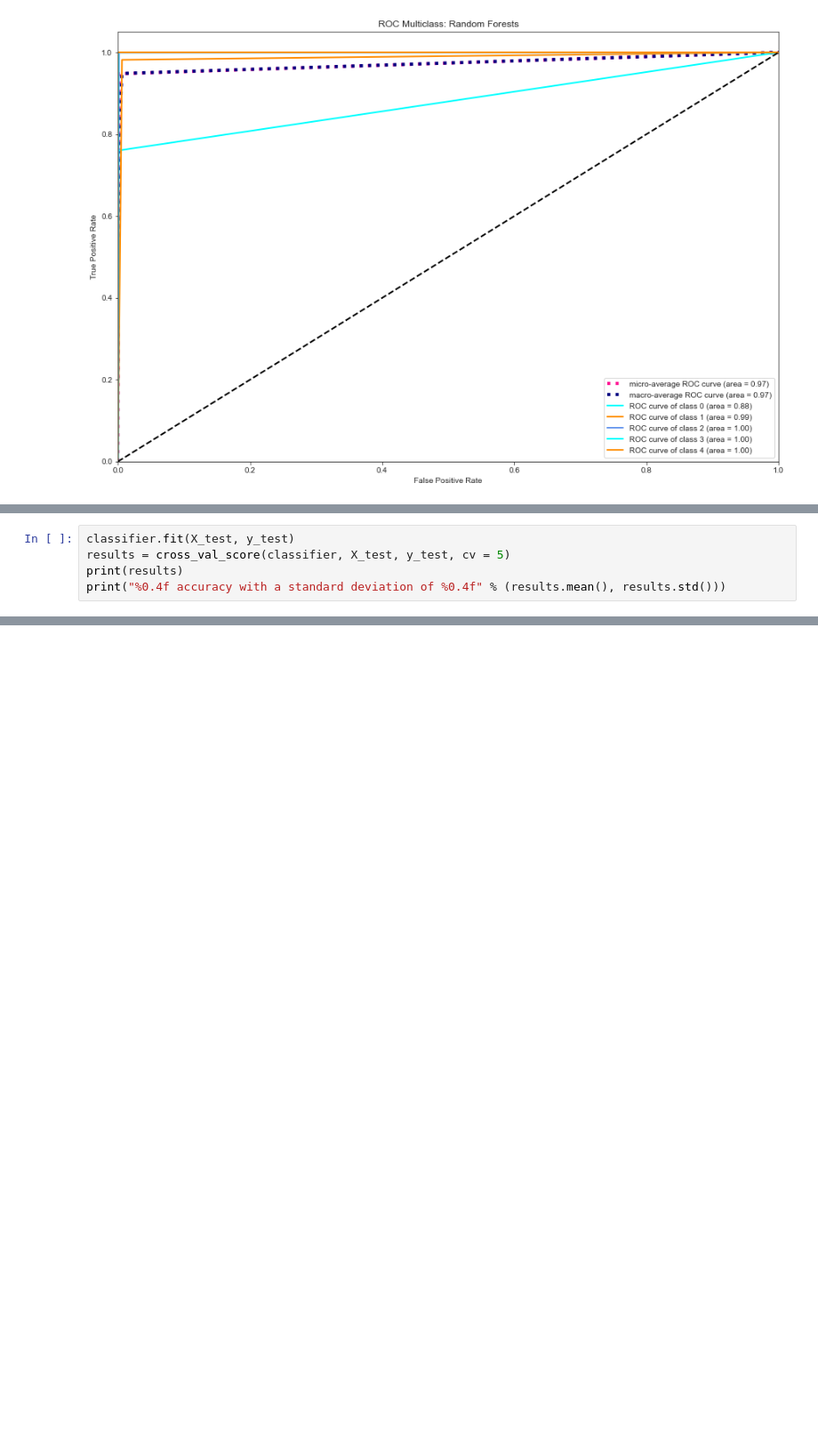
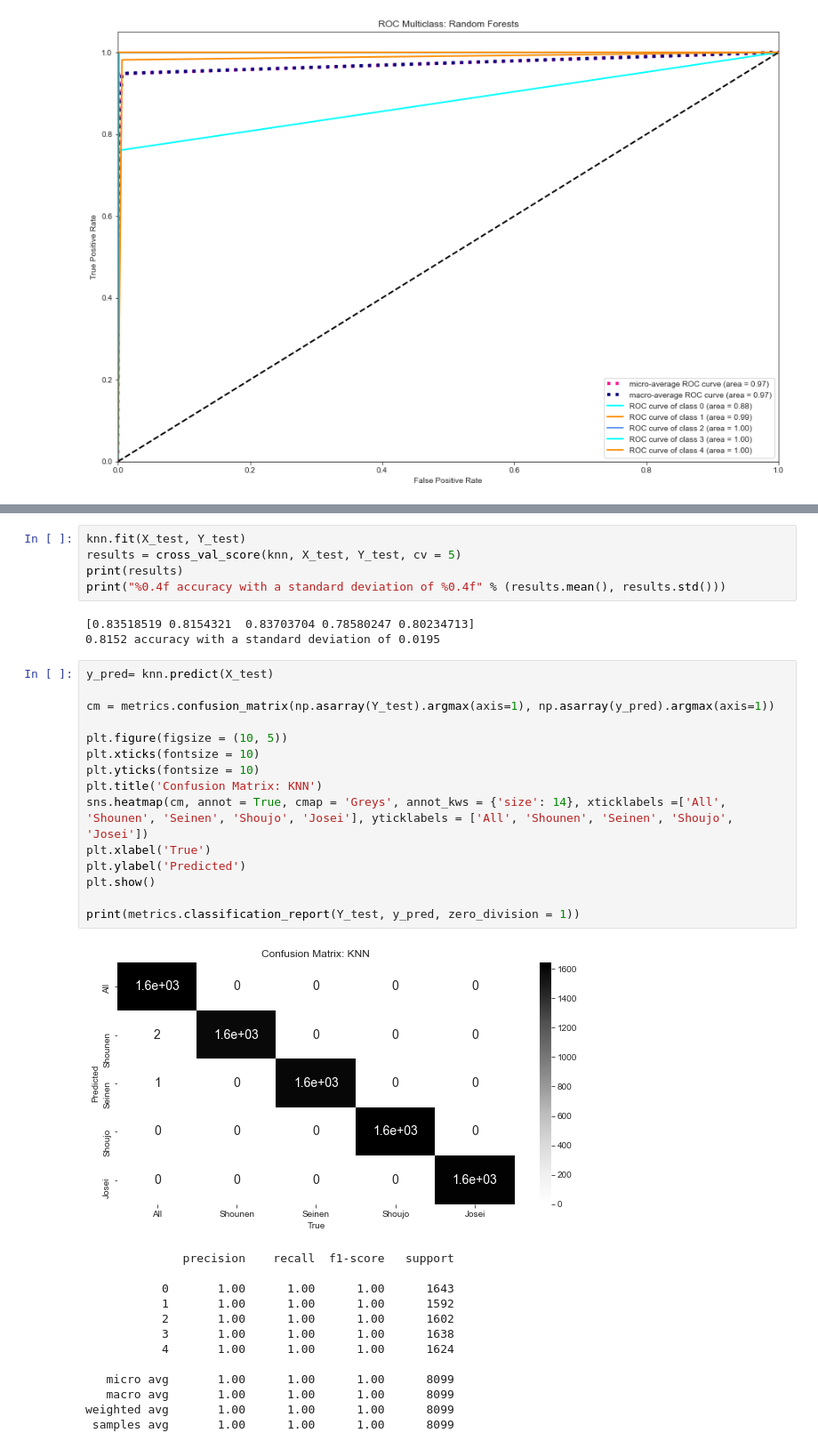
Before and after one commit to joelgnhz/anime, a Jupyter notebook: Anime Classification.ipynb, the cells around one changed output, grey strips where cells are left out. Shown at 89% size. Cells and saved outputs as stored; diff of their text form; blank space fills up the shorter version.

```diff
--- a/Anime Classification.ipynb
+++ b/Anime Classification.ipynb
@@ -995,5 +918,0 @@ weighted avg       0.90      0.88      0.83      5493
-# %%
-classifier.fit(X_test, y_test)
-results = cross_val_score(classifier, X_test, y_test, cv = 5)
-print(results)
-print("%0.4f accuracy with a standard deviation of %0.4f" % (results.mean(), results.std()))
@@ -1088,0 +959,37 @@ plt.show()
+# %%
+knn.fit(X_test, Y_test)
+results = cross_val_score(knn, X_test, Y_test, cv = 5)
+print(results)
+print("%0.4f accuracy with a standard deviation of %0.4f" % (results.mean(), results.std()))
+# %% [output]
+[0.83518519 0.8154321  0.83703704 0.78580247 0.80234713]
+0.8152 accuracy with a standard deviation of 0.0195
+# %%
+y_pred= knn.predict(X_test)
+
+cm = metrics.confusion_matrix(np.asarray(Y_test).argmax(axis=1), np.asarray(y_pred).argmax(axis=1))
+
+plt.figure(figsize = (10, 5))
+plt.xticks(fontsize = 10)
+plt.yticks(fontsize = 10)
+plt.title('Confusion Matrix: KNN')
+sns.heatmap(cm, annot = True, cmap = 'Greys', annot_kws = {'size': 14}, xticklabels =['All', 'Shounen', 'Seinen', 'Shoujo', 'Josei'], yticklabels = ['All', 'Shounen', 'Seinen', 'Shoujo', 'Josei'])
+plt.xlabel('True')
+plt.ylabel('Predicted')
+plt.show()
+
+print(metrics.classification_report(Y_test, y_pred, zero_division = 1))
+# %% [output]
+[figure, added]
+              precision    recall  f1-score   support
+
+           0       1.00      1.00      1.00      1643
+           1       1.00      1.00      1.00      1592
+           2       1.00      1.00      1.00      1602
+           3       1.00      1.00      1.00      1638
+           4       1.00      1.00      1.00      1624
+
+   micro avg       1.00      1.00      1.00      8099
+   macro avg       1.00      1.00      1.00      8099
+weighted avg       1.00      1.00      1.00      8099
+ samples avg       1.00      1.00      1.00      8099
```
Also changed, not shown: parts of 15 cells of this notebook.
